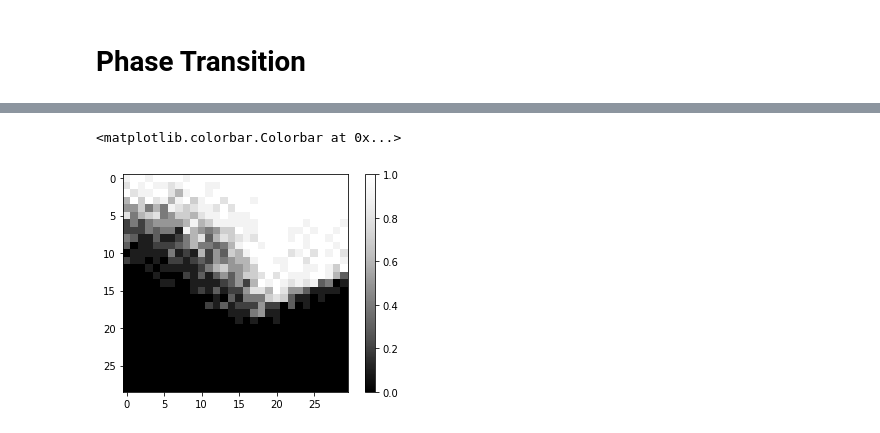
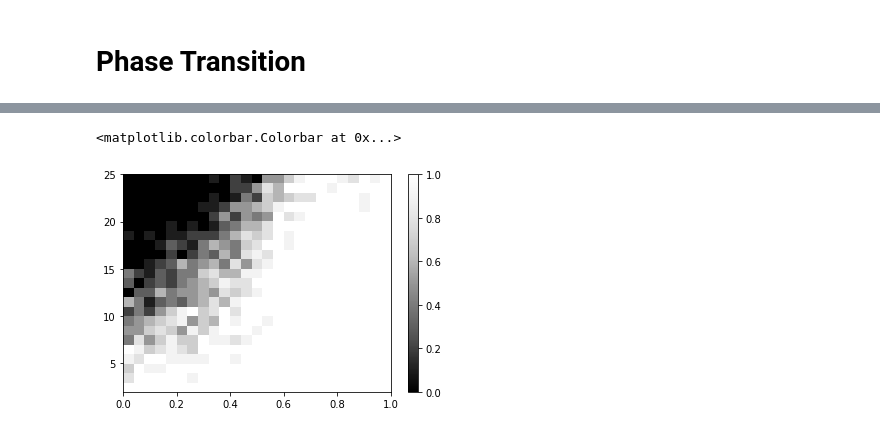
Before and after one commit to eonaran/sr_multisignals, a Jupyter notebook: One Sample Dual Certificates.ipynb, the cells around one changed output, grey strips where cells are left out. Saved outputs shown, nothing was run; the diff lists cells and outputs as text; code cells hidden in the pictures.

```diff
--- a/One Sample Dual Certificates.ipynb
+++ b/One Sample Dual Certificates.ipynb
@@ -68,6 +65,7 @@ probs = phase_transition.grid_probabilities(
     test_data.uniform_sign_pattern_1d,
     trig_poly.TrigPoly.dirichlet(fc),
     dual_certificates.interpolate_with_derivative,
-    range(2, 31),
-    np.linspace(0.0, 1.0, 30) / float(fc),
-    num_experiments=10)
+    range(2, 25),
+    np.linspace(0.0, 1.0, 25) / float(fc),
+    num_experiments=10,
+    verbose=True)
@@ -74,6 +90,12 @@ probs = phase_transition.grid_probabilities(
 # %%
-plt.imshow(probs, cmap='Greys_r', vmin=0.0, vmax=1.0)
+plt.imshow(
+    np.flip(probs, axis=0),
+    cmap='Greys_r',
+    vmin=0.0,
+    vmax=1.0,
+    extent=[0.0, 1.0, 2, 25],
+    aspect='auto')
 plt.colorbar()
 # %% [output]
 <matplotlib.colorbar.Colorbar at 0x...>
-[figure, old version]
+[figure, new version]
```
Also changed, not shown: parts of 9 cells of this notebook, 3 other files.
